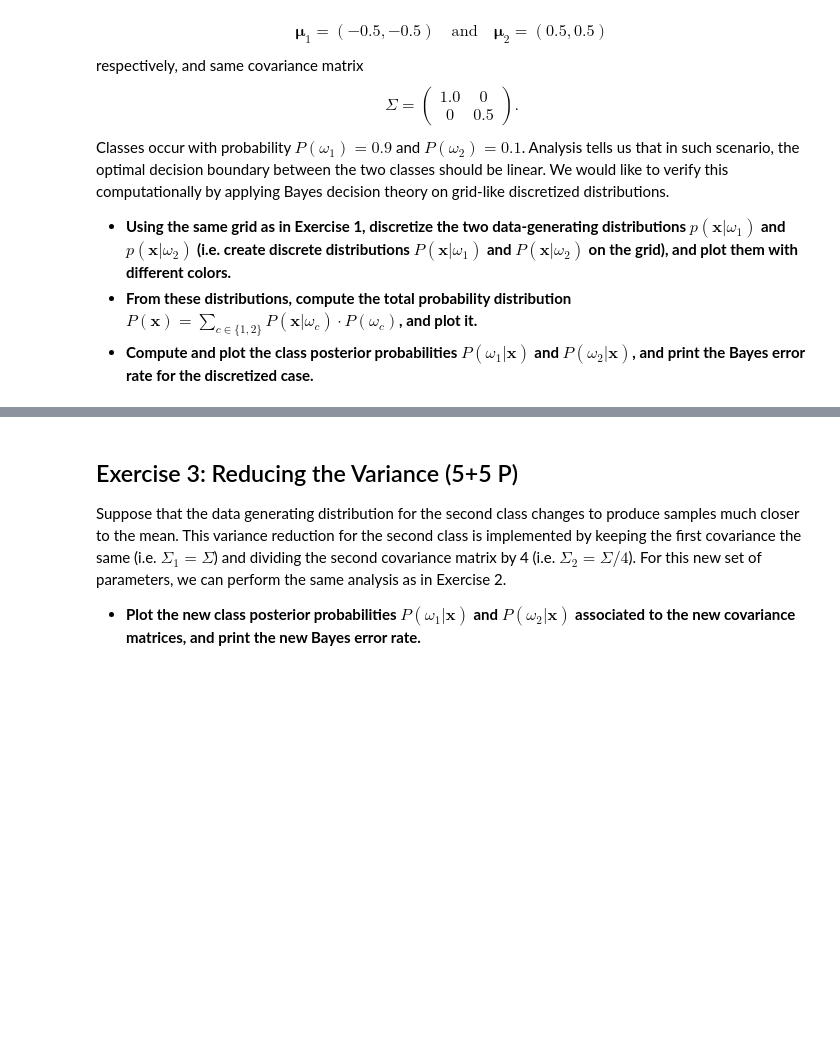
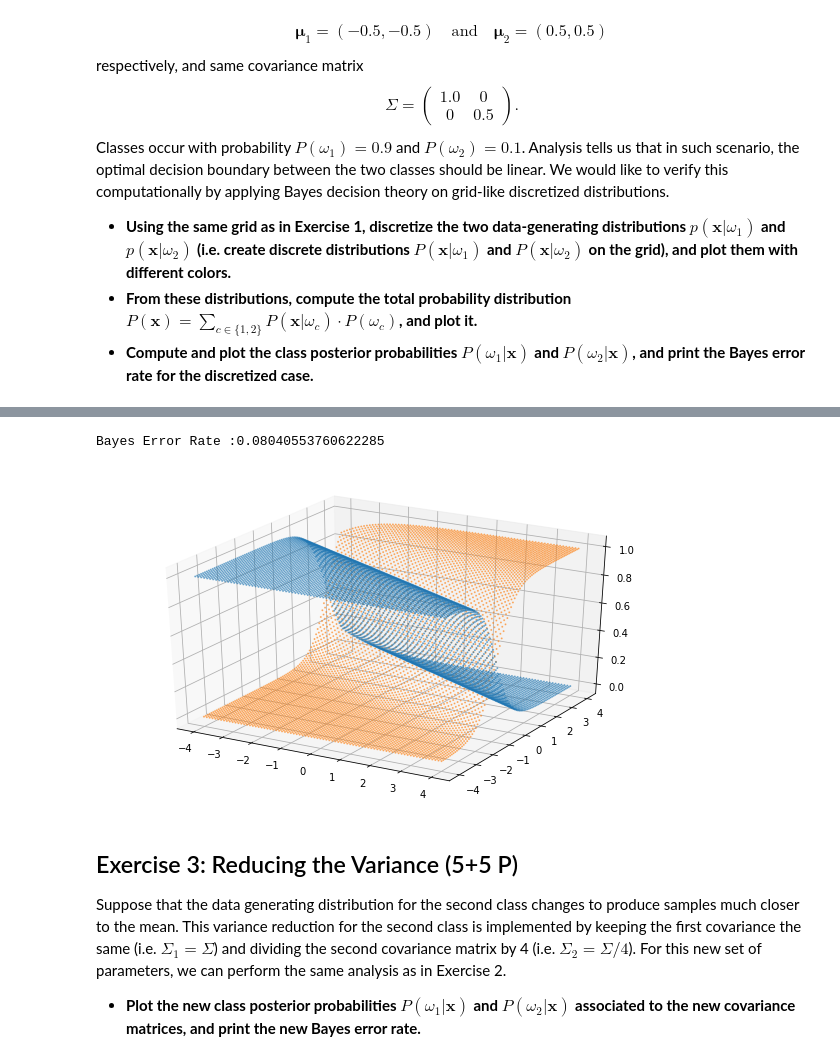
Before and after one commit to ro-pardo/machine-learning-1, a Jupyter notebook: exercise-1/sheet01.ipynb, the cells around one changed output, grey strips where cells are left out. Drawn from its saved outputs; the diff is of its cells as text; code cells hidden in the pictures; blank space fills up the shorter version.

```diff
--- a/exercise-1/sheet01.ipynb
+++ b/exercise-1/sheet01.ipynb
@@ -168,3 +214,33 @@ solutions.s2c()
+# %%
+def P_wj_x(X, Y, j):
+    px = P_x(X, Y)
+    return (P_x_Wj(X, Y, j)*P_w[j])/px
+# %%
+def bayes_error_rate(X, Y):
+    P_Wj1_x = P_wj_x(X, Y, 0)
+    P_Wj2_x = P_wj_x(X, Y, 1)
+    px = P_x(X, Y)
+    minimum = np.minimum(P_Wj1_x, P_Wj2_x)
+    minimum_times_Px = minimum * px
+
+    return np.sum(minimum_times_Px)/100
+# %%
+X, Y = mesh()
+
+px = P_x(X, Y)
+
+P_Wj1_x = P_wj_x(X, Y, 0)
+
+P_Wj2_x = P_wj_x(X, Y, 1)
+
+plot(X, Y, P_Wj1_x, P_Wj2_x)
+
+#####==========
+
+print("Bayes Error Rate :"+str(bayes_error_rate(X, Y)))
+# %% [output]
+Bayes Error Rate :0.08040553760622285
+[figure, added]
 # %% [markdown]
 ## Exercise 3: Reducing the Variance (5+5 P)
 
```
Also changed, not shown: parts of 12 cells of this notebook.
